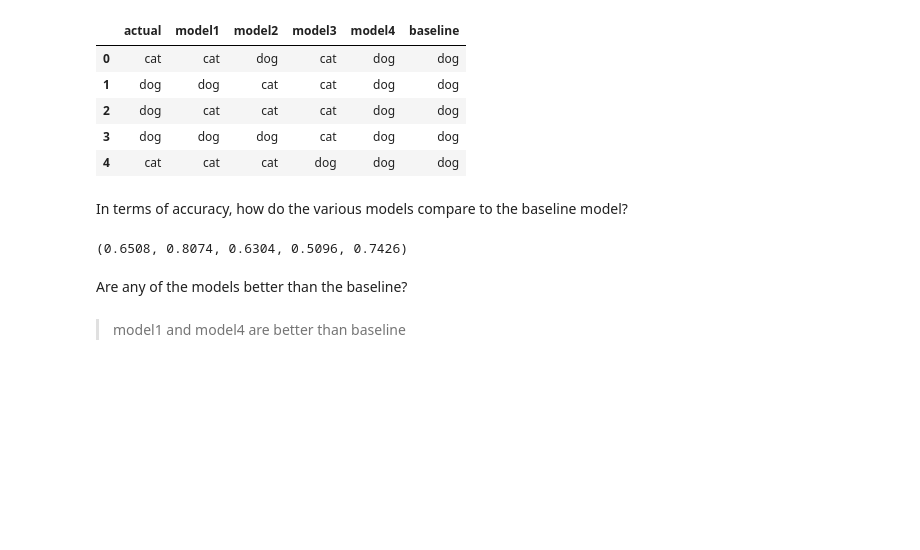
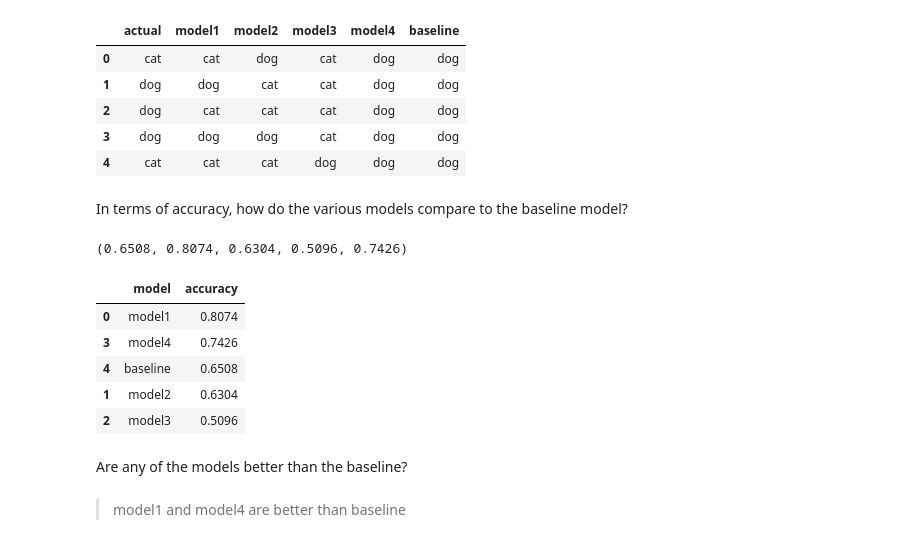
Before and after one commit to brandireger/ds-methodologies-exercises, a Jupyter notebook: classification/model_evaluation.ipynb, the cells around one changed output. Cells and saved outputs as stored; diff of their text form; code cells hidden in the pictures; blank space fills up the shorter version.

```diff
--- a/classification/model_evaluation.ipynb
+++ b/classification/model_evaluation.ipynb
@@ -175,6 +227,26 @@ m4_acc = (paws.actual == paws.model4).mean()
 bl_acc, m1_acc, m2_acc, m3_acc, m4_acc
 # %% [output]
 (0.6508, 0.8074, 0.6304, 0.5096, 0.7426)
+# %%
+models = paws.loc[:, 'model1':'baseline'].columns.tolist()
+
+output = []
+for model in models:
+    output.append({
+        'model': model,
+        'accuracy': (paws[model] == paws.actual).mean()
+    })
+
+metrics = pd.DataFrame(output)
+metrics = metrics.sort_values(by='accuracy', ascending=False)
+metrics
+# %% [output]
+|  | model | accuracy |
+| 0 | model1 | 0.8074 |
+| 3 | model4 | 0.7426 |
+| 4 | baseline | 0.6508 |
+| 1 | model2 | 0.6304 |
+| 2 | model3 | 0.5096 |
 # %% [markdown]
 Are any of the models better than the baseline?
 # %% [markdown]
```
Also changed, not shown: parts of 28 cells of this notebook, 2 other files.
